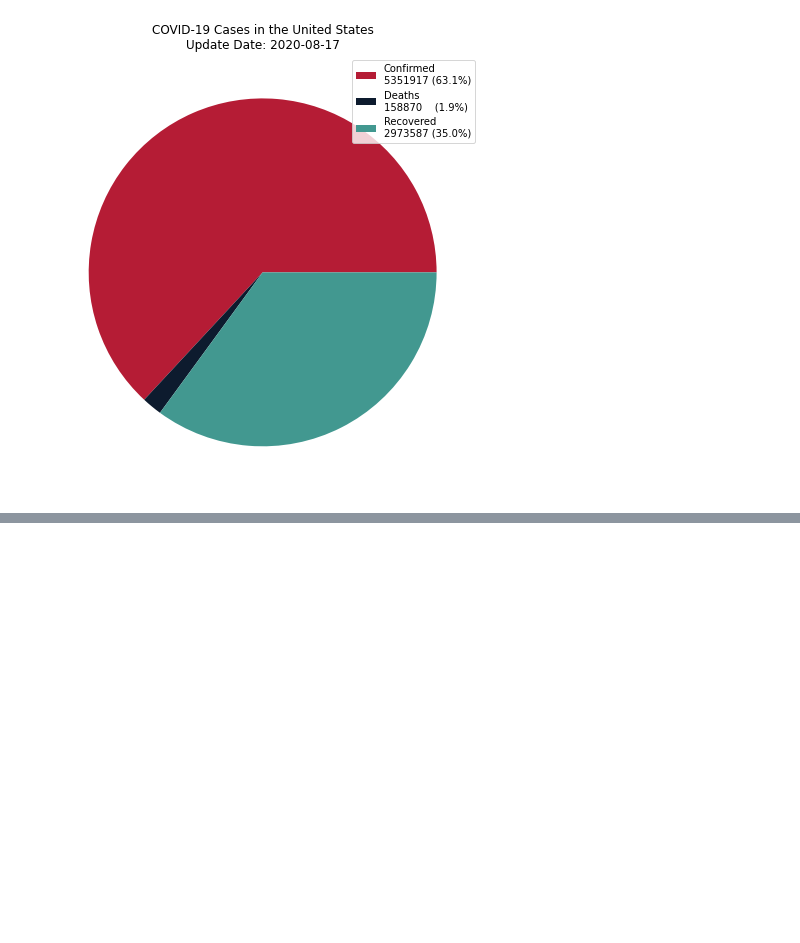
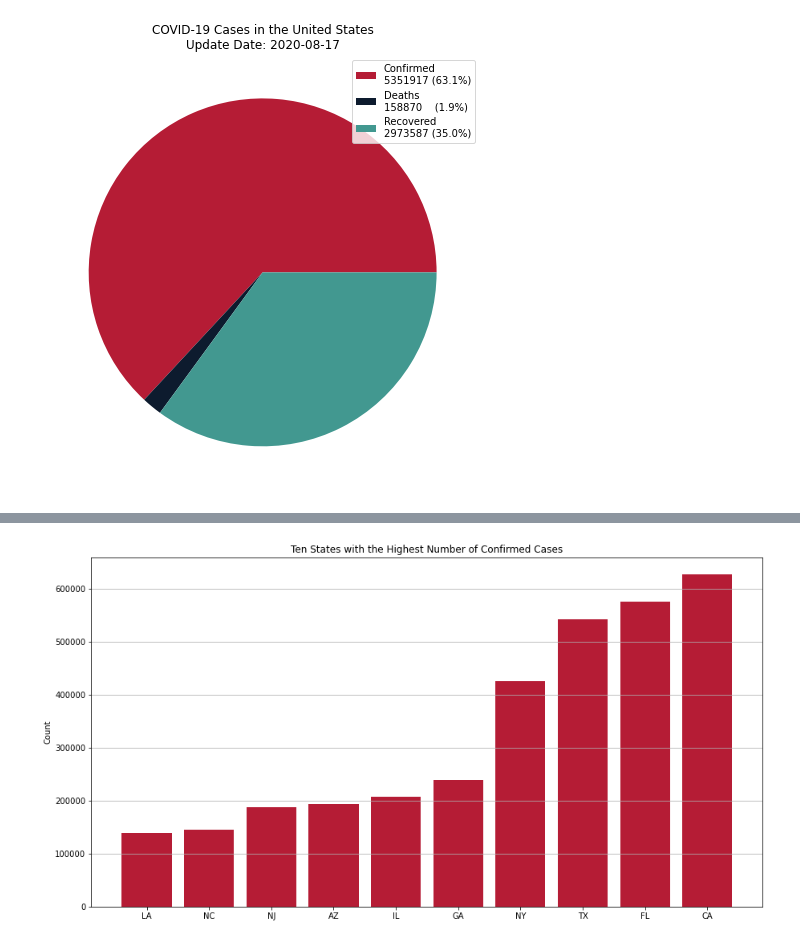
Before and after one commit to calldrj/COVID19.DataMining, a Jupyter notebook: COVID-19.Visualization.ipynb, the cells around one changed output, grey strips where cells are left out. Cells and saved outputs as stored; diff of their text form; code cells hidden in the pictures; blank space fills up the shorter version.

```diff
--- a/COVID-19.Visualization.ipynb
+++ b/COVID-19.Visualization.ipynb
@@ -103,0 +105,12 @@ for color , case in cases.items():
+# %%
+state_counts = df_st.sum().sort_values()
+top_10 = state_counts[-10:]
+bot_10 = state_counts[:10]
+plt.bar(top_10.index, top_10.values, color=colors[0])
+plt.grid(axis='y')
+plt.ylabel('Count')
+plt.title('Ten States with the Highest Number of Confirmed Cases')
+plt.gcf().set_size_inches(15,8)
+plt.show()
+# %% [output]
+[figure, added]
```
Also changed, not shown: parts of 6 cells of this notebook.
